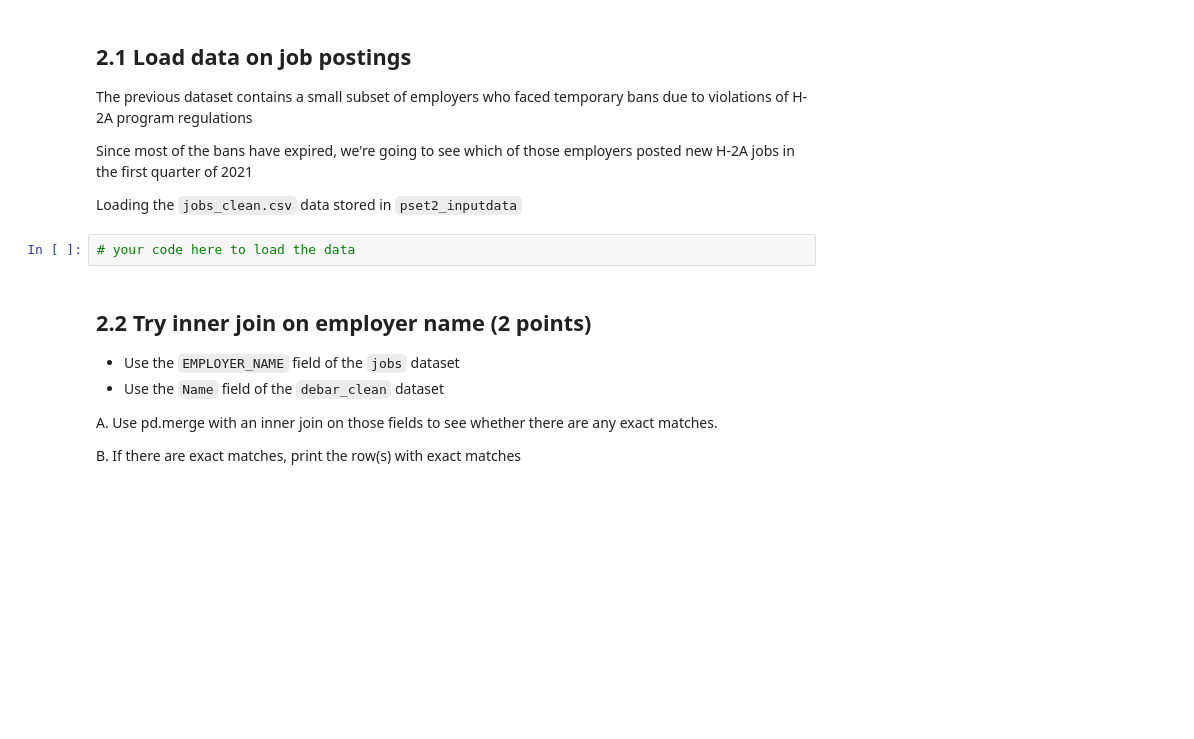
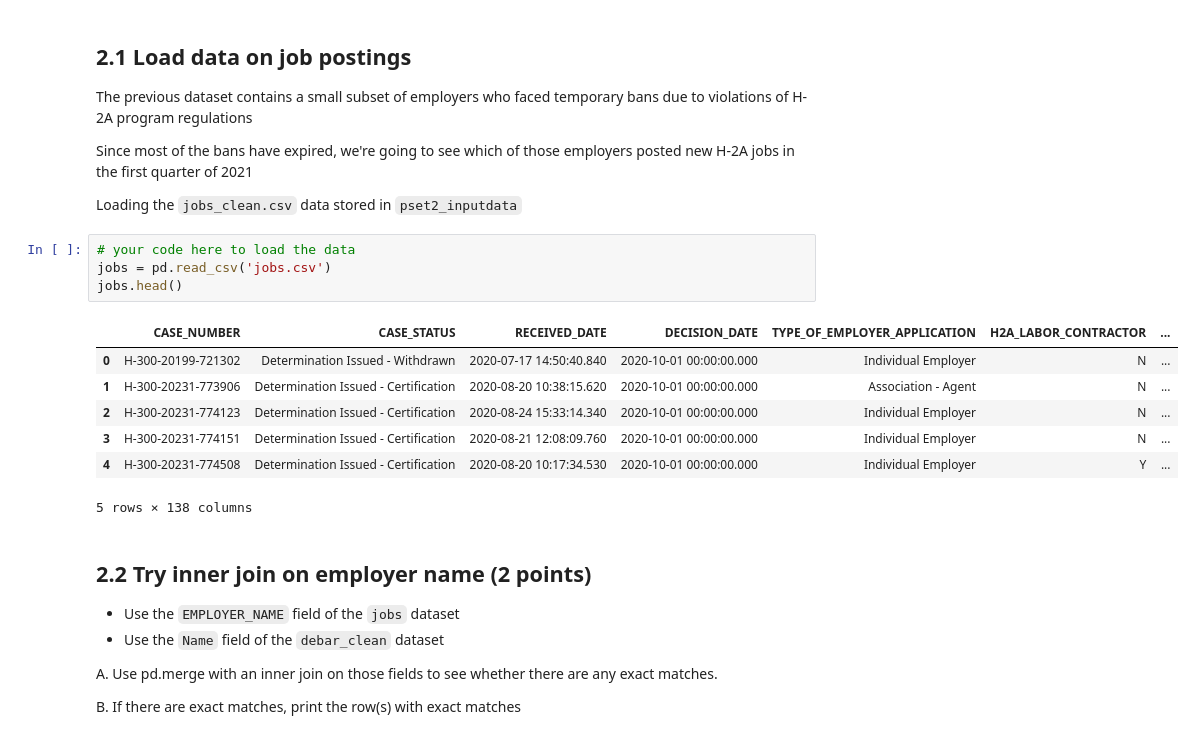
Before and after one commit to phoom28/QSS20_S25, a Jupyter notebook: problemsets/pset2/pset2_blank.ipynb, the cells around one changed output. Saved outputs shown, nothing was run; the diff lists cells and outputs as text; blank space fills up the shorter version.

```diff
--- a/problemsets/pset2/pset2_blank.ipynb
+++ b/problemsets/pset2/pset2_blank.ipynb
@@ -222,6 +222,16 @@ Since most of the bans have expired, we're going to see which of those employers
 Loading the `jobs_clean.csv` data stored in `pset2_inputdata`
 # %%
 # your code here to load the data
+jobs = pd.read_csv('jobs.csv')
+jobs.head()
+# %% [output]
+|  | CASE_NUMBER | CASE_STATUS | RECEIVED_DATE | DECISION_DATE | TYPE_OF_EMPLOYER_APPLICATION | H2A_LABOR_CONTRACTOR | ... |
+| 0 | H-300-20199-721302 | Determination Issued - Withdrawn | 2020-07-17 14:50:40.840 | 2020-10-01 00:00:00.000 | Individual Employer | N | ... |
+| 1 | H-300-20231-773906 | Determination Issued - Certification | 2020-08-20 10:38:15.620 | 2020-10-01 00:00:00.000 | Association - Agent | N | ... |
+| 2 | H-300-20231-774123 | Determination Issued - Certification | 2020-08-24 15:33:14.340 | 2020-10-01 00:00:00.000 | Individual Employer | N | ... |
+| 3 | H-300-20231-774151 | Determination Issued - Certification | 2020-08-21 12:08:09.760 | 2020-10-01 00:00:00.000 | Individual Employer | N | ... |
+| 4 | H-300-20231-774508 | Determination Issued - Certification | 2020-08-20 10:17:34.530 | 2020-10-01 00:00:00.000 | Individual Employer | Y | ... |
+5 rows × 138 columns
 # %% [markdown]
 ##  2.2 Try inner join on employer name  (2 points)
 
```
Also changed, not shown: parts of 11 cells of this notebook.
